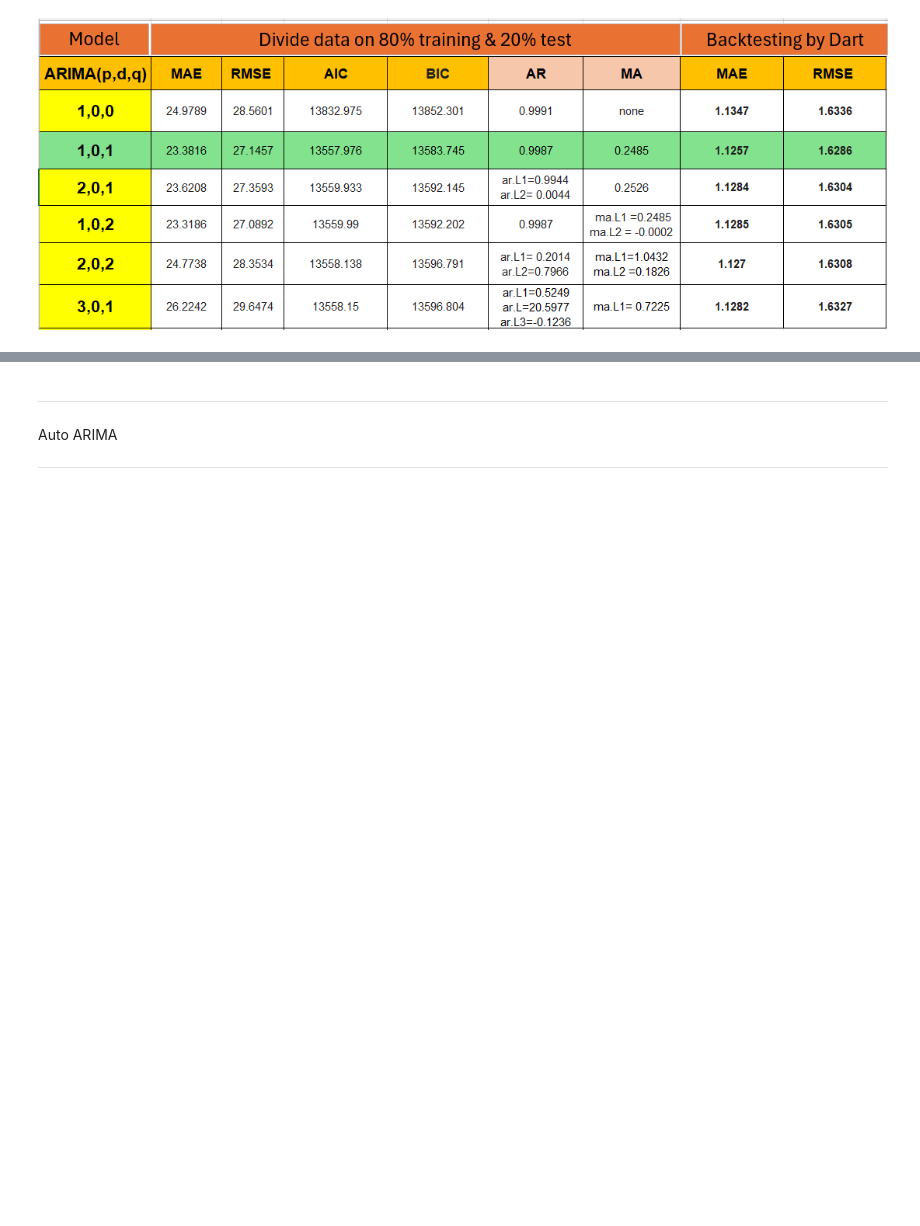
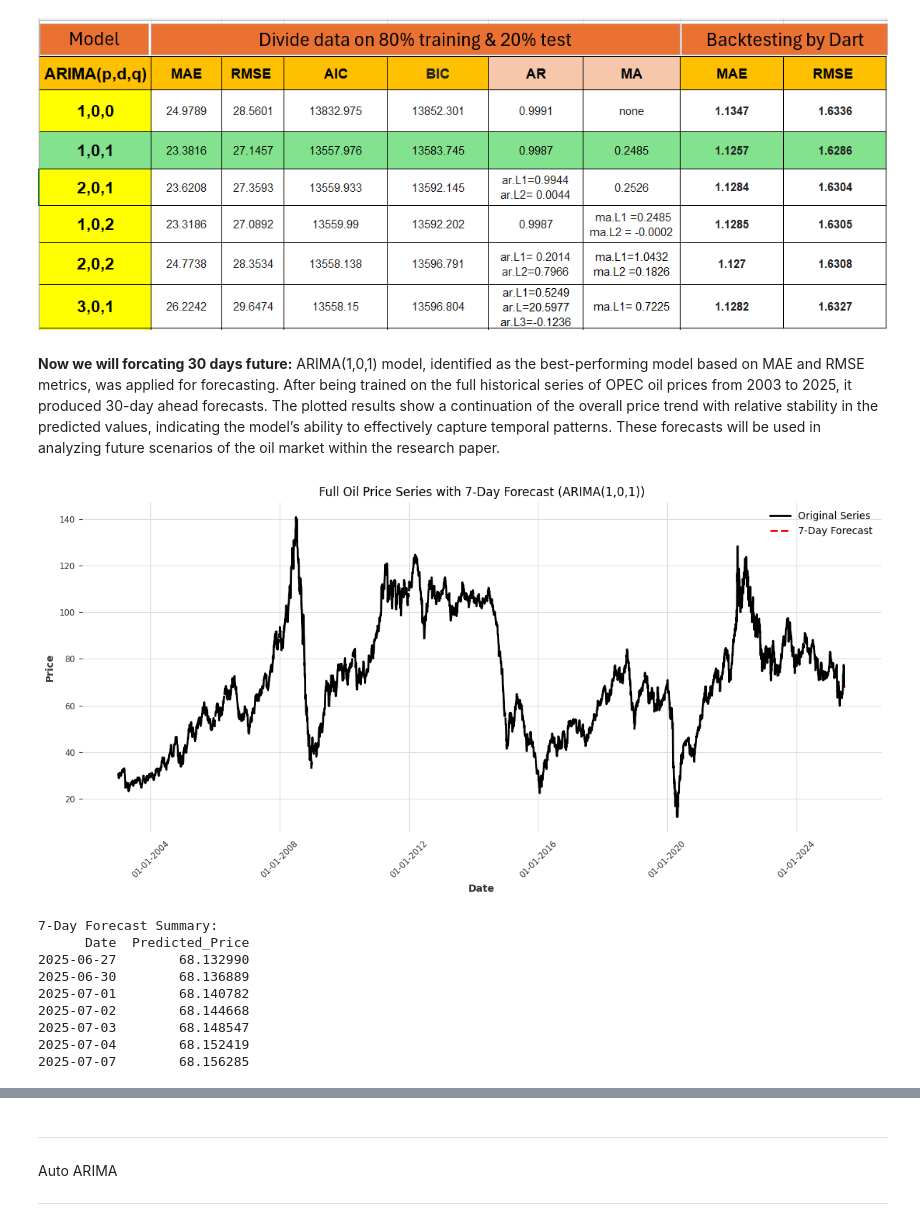
Before and after one commit to AliSalman25/first-Jupyter-Notebook-for-the-experiments, a Jupyter notebook: first_experiment.ipynb, the cells around one changed output, grey strips where cells are left out. Cells and saved outputs as stored; diff of their text form; code cells hidden in the pictures; blank space fills up the shorter version.

```diff
--- a/first_experiment.ipynb
+++ b/first_experiment.ipynb
@@ -925,3 +925,69 @@ In time series forecasting, backtesting is a rigorous evaluation methodology whe
 Concerning the evaluation metrics obtained from backtesting, the Mean Absolute Error (MAE) and Root Mean Squared Error (RMSE) values were notably lower—approximately 1.12 and 1.63, respectively—compared to those derived from the conventional 80/20 train-test split, which ranged between 23 and 26. This discrepancy indicates that backtesting offers a more robust and reliable assessment of model performance we can see the model arima(1,0,1) is the best, as detailed in the table below.
 # %% [markdown]
 ![55Untitled.png](embedded-picture-1)
+# %% [markdown]
+**Now we will forcating 30 days future:**
+ARIMA(1,0,1) model, identified as the best-performing model based on MAE and RMSE metrics, was applied for forecasting. After being trained on the full historical series of OPEC oil prices from 2003 to 2025, it produced 30-day ahead forecasts. The plotted results show a continuation of the overall price trend with relative stability in the predicted values, indicating the model’s ability to effectively capture temporal patterns. These forecasts will be used in analyzing future scenarios of the oil market within the research paper.
+# %%
+import pandas as pd
+from darts import TimeSeries
+from darts.models import ARIMA
+import matplotlib.pyplot as plt
+import matplotlib.dates as mdates
+
+# Load the dataset
+df = pd.read_csv('/content/drive/MyDrive/Colab Notebooks/FirstPaperColabWork/Dataset.csv')
+
+# Convert 'Date' column to datetime format
+df['Date'] = pd.to_datetime(df['Date'])
+
+# Sort data by date
+df = df.sort_values('Date')
+
+# Convert to TimeSeries object, filling missing dates and setting frequency to business days
+series = TimeSeries.from_dataframe(df, 'Date', 'Price', fill_missing_dates=True, freq='B')
+
+# Create and fit ARIMA model with parameters (1, 0, 1)
+model = ARIMA(p=1, d=0, q=1)
+model.fit(series)
+
+# Forecast the next 7 business days
+forecast = model.predict(7)
+
+# -------- Plot 1: Full series + forecast --------
+plt.figure(figsize=(12, 6))
+series.plot(label='Original Series')
+forecast.plot(label='7-Day Forecast', lw=2, linestyle='--', color='red')
+
+plt.title("Full Oil Price Series with 7-Day Forecast (ARIMA(1,0,1))")
+plt.xlabel("Date")
+plt.ylabel("Price")
+plt.grid(True)
+plt.legend()
+
+# Format x-axis dates
+plt.gca().xaxis.set_major_formatter(mdates.DateFormatter('%d-%m-%Y'))
+plt.gca().xaxis.set_major_locator(mdates.AutoDateLocator())
+plt.xticks(rotation=45)
+plt.tight_layout()
+plt.show()
+
+# -------- Display forecast summary --------
+forecast_df = pd.DataFrame({
+    'Date': forecast.time_index,
+    'Predicted_Price': forecast.values().flatten()
+})
+
+print("7-Day Forecast Summary:")
+print(forecast_df.to_string(index=False))
+# %% [output]
+[figure, added]
+7-Day Forecast Summary:
+      Date  Predicted_Price
+2025-06-27        68.132990
+2025-06-30        68.136889
+2025-07-01        68.140782
+2025-07-02        68.144668
+2025-07-03        68.148547
+2025-07-04        68.152419
+2025-07-07        68.156285
```
Also changed, not shown: parts of 3 cells of this notebook.
